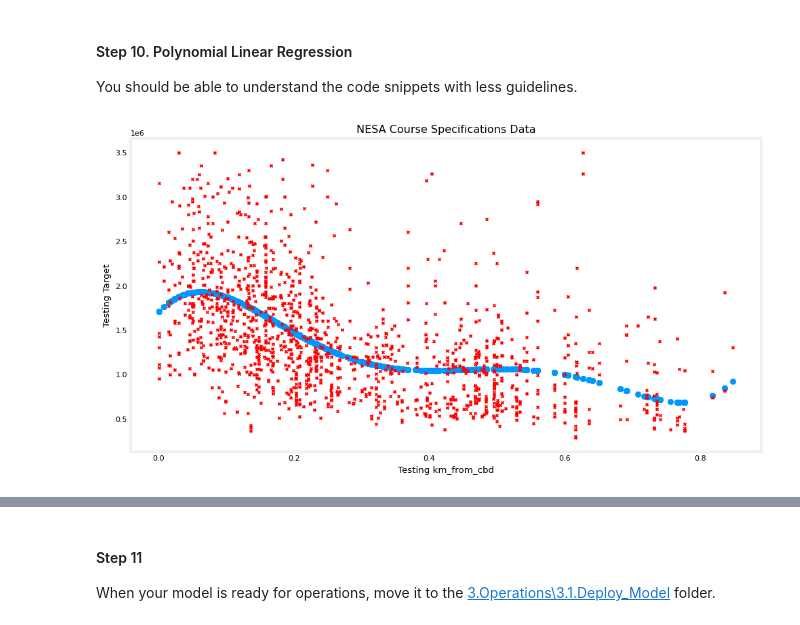
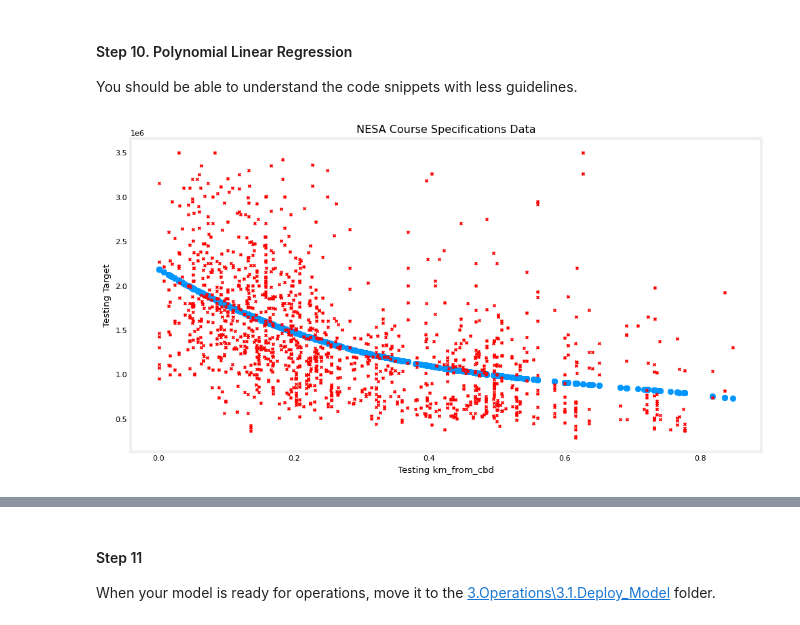
Before and after one commit to TempeHS/2026SE_MLOPSTask_Leo.P, a Jupyter notebook: 2.Model_Development/2.4.Model_Testing_and_Validation/2.4.1.Model_Evaluation.ipynb, the cells around one changed output, grey strips where cells are left out. Drawn from its saved outputs; the diff is of its cells as text; code cells hidden in the pictures.

```diff
--- a/2.Model_Development/2.4.Model_Testing_and_Validation/2.4.1.Model_Evaluation.ipynb
+++ b/2.Model_Development/2.4.Model_Testing_and_Validation/2.4.1.Model_Evaluation.ipynb
@@ -199,15 +199,15 @@ poly_features = poly.fit_transform(mx_test)
 # %%
 y_pred = model_D.predict(poly_features)
 
 plt.figure(figsize=(12, 6))
-plt.scatter(x_test, y_pred)
-plt.scatter(x_test, y_test, marker='x', c='r', s=1)
+plt.scatter(mx_test, y_pred)
+plt.scatter(mx_test, my_test, marker='x', c='r', s=1)
 plt.title("NESA Course Specifications Data")
-plt.xlabel(f'Testing {x_col}')
+plt.xlabel(f'Testing {mx_col[0]}')
 plt.ylabel(f'Testing Target')
 plt.show()
 # %% [output]
-[figure, old version]
+[figure, new version]
 # %%
 test_score = model_D.score(poly_features, my_test)
 print(f'Training data score: {test_score}')
```
Also changed, not shown: parts of 3 cells of this notebook, 5 other files.
